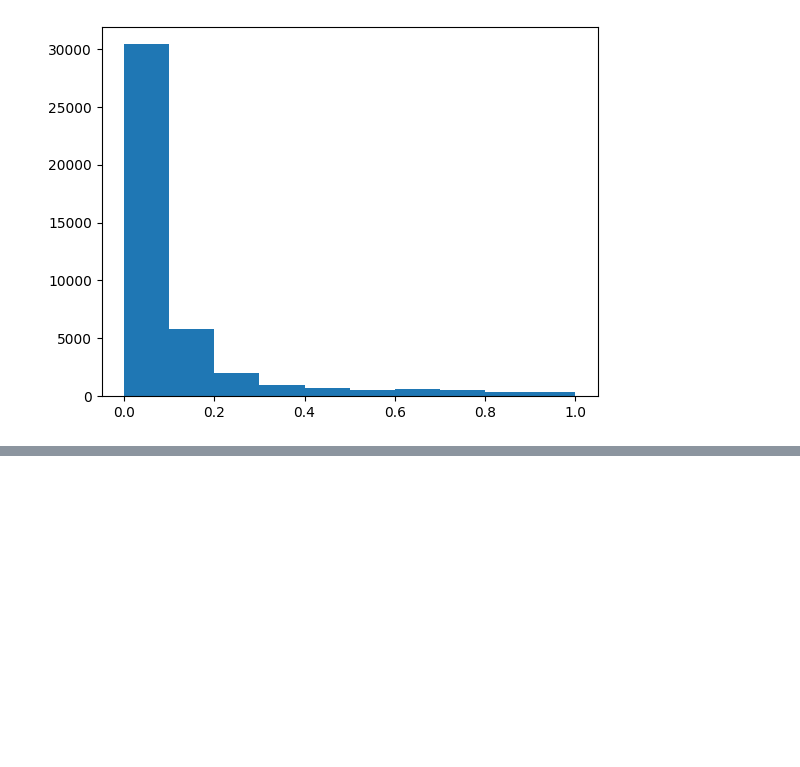
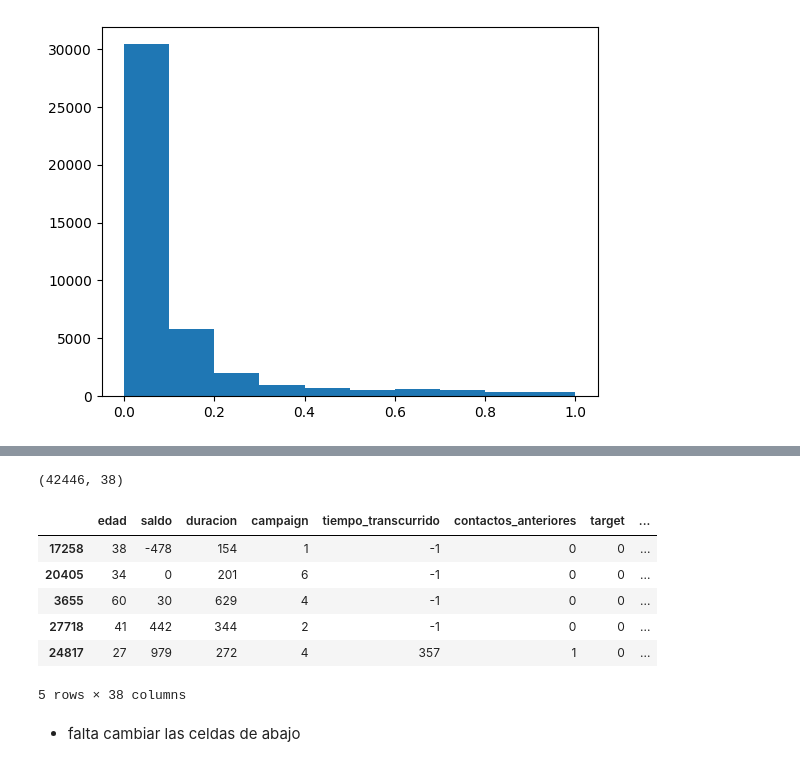
Before and after one commit to guillem-edo/AMACOR_Depositos, a Jupyter notebook: DATA/LogisticRegression_final.ipynb, the cells around one changed output, grey strips where cells are left out. Drawn from its saved outputs; the diff is of its cells as text; code cells hidden in the pictures; blank space fills up the shorter version.

```diff
--- a/DATA/LogisticRegression_final.ipynb
+++ b/DATA/LogisticRegression_final.ipynb
@@ -286,0 +373,3 @@ df[['target','target_predicho','target_predicho_dic','ID']].sample(10)
+# %%
+# Reemplaza el valor erróneo en la columna 'educacion'
+df_test_model['educacion'] = df_test_model['educacion'].replace('priamaria', 'primaria')
@@ -286,0 +386,5 @@ df[['target','target_predicho','target_predicho_dic','ID']].sample(10)
+# %%
+columns_to_delete = ['fecha_contacto', 'ID']
+df_test_model.drop(columns=columns_to_delete,inplace=True)
+
+df_test_model.sample(3)
@@ -286,0 +396,36 @@ df[['target','target_predicho','target_predicho_dic','ID']].sample(10)
+# %%
+
+#Instancio el OneHot
+onehot=OneHotEncoder()
+
+# Aplico el OneHot a la columna job y guardo el resultao en a
+onehot.fit(df_test_model[['trabajo','estado_civil','educacion','deuda','vivienda','prestamo','tipo_contacto','resultado_campanas_anteriores']])
+a=onehot.transform(df_test_model[['trabajo','estado_civil','educacion','deuda','vivienda','prestamo','tipo_contacto','resultado_campanas_anteriores']])
+
+# Convierto el a en data frame y lo llamo encoded_df
+encoded_df = pd.DataFrame(a.toarray(), columns=onehot.get_feature_names_out(['trabajo','estado_civil','educacion','deuda','vivienda','prestamo','tipo_contacto','resultado_campanas_anteriores']))
+
+# Reseteo el índice de los dos data frames antes de concatenarlos
+df_test_model.reset_index(drop=True, inplace=True)
+encoded_df.reset_index(drop=True, inplace=True)
+
+# concateno los dos data frames y los guardo machacando el df
+df_test_model=pd.concat([df_test_model,encoded_df],axis=1)
+
+# Elimino la columna Job original antigua, la categórica
+df_test_model.drop(columns=['trabajo','estado_civil','educacion','deuda','vivienda','prestamo','tipo_contacto','resultado_campanas_anteriores'],inplace=True)
+
+# Muestro tamaño yu sample del data frame df transformado
+print(df_test_model.shape)
+df_test_model.sample(5)
+# %% [output]
+(42446, 38)
+|  | edad | saldo | duracion | campaign | tiempo_transcurrido | contactos_anteriores | target | ... |
+| 17258 | 38 | -478 | 154 | 1 | -1 | 0 | 0 | ... |
+| 20405 | 34 | 0 | 201 | 6 | -1 | 0 | 0 | ... |
+| 3655 | 60 | 30 | 629 | 4 | -1 | 0 | 0 | ... |
+| 27718 | 41 | 442 | 344 | 2 | -1 | 0 | 0 | ... |
+| 24817 | 27 | 979 | 272 | 4 | 357 | 1 | 0 | ... |
+5 rows × 38 columns
+# %% [markdown]
+* falta cambiar las celdas de abajo
```
Also changed, not shown: parts of 20 cells of this notebook, 2 other files.
